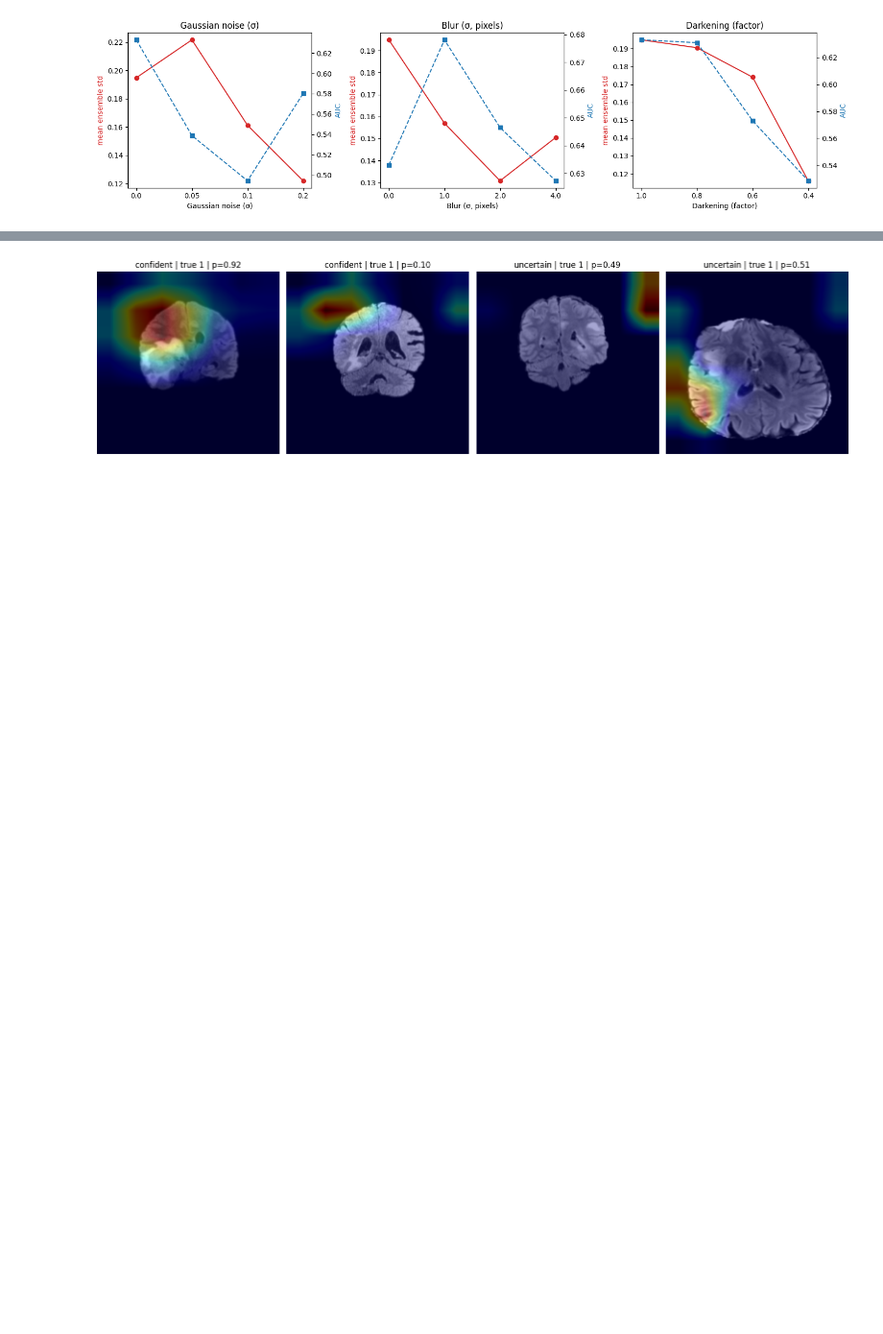
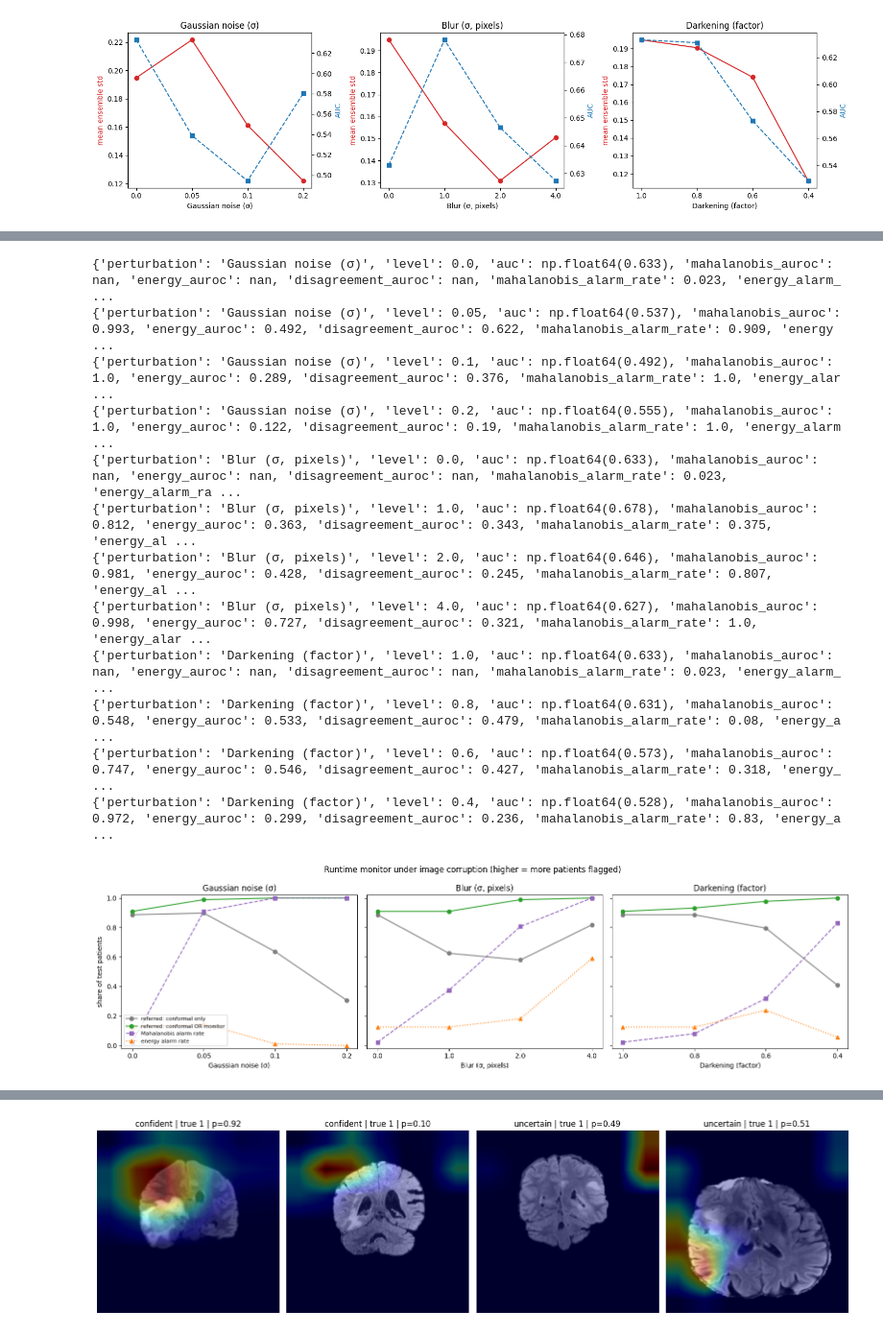
Before and after one commit to nishikant1744/mgmt-uncertainty-pilot, a Jupyter notebook: mgmt_uncertainty_pilot.ipynb, the cells around one changed output, grey strips where cells are left out. Shown at 96% size. Cells and saved outputs as stored; diff of their text form; code cells hidden in the pictures; blank space fills up the shorter version.

Commit message:
Add runtime OOD monitor and Mondrian conformal (v2).

```diff
--- a/mgmt_uncertainty_pilot.ipynb
+++ b/mgmt_uncertainty_pilot.ipynb
@@ -389,0 +448,15 @@ plt.tight_layout(); plt.savefig(f"{FIG_DIR}/stress_test.png", dpi=150); plt.show
+# %%
+out_dev  = ensemble_outputs(dev_idx)
+out_cal  = ensemble_outputs(cal_idx)
+out_test = ensemble_outputs(test_idx)
+
+monitor = MahalanobisMonitor().fit(out_dev["feats"])
+maha_cal, maha_test = monitor.score(out_cal["feats"]), monitor.score(out_test["feats"])
+energy_cal, energy_test = out_cal["energy"], out_test["energy"]       # higher energy = more unusual
+
+thr = {"mahalanobis": float(np.quantile(maha_cal, OOD_QUANT)),
+       "energy":      float(np.quantile(energy_cal, OOD_QUANT))}
+print("Alarm thresholds:", thr)
+print("False-alarm rate on clean test scans: "
+      f"Mahalanobis {np.mean(maha_test > thr['mahalanobis']):.2f}, "
+      f"energy {np.mean(energy_test > thr['energy']):.2f} (target ≈ {1 - OOD_QUANT:.2f})")
@@ -389,0 +472,57 @@ plt.tight_layout(); plt.savefig(f"{FIG_DIR}/stress_test.png", dpi=150); plt.show
+# %%
+def detection_auroc(score_normal, score_shifted):
+    lab = np.r_[np.zeros(len(score_normal)), np.ones(len(score_shifted))]
+    return float(roc_auc_score(lab, np.r_[score_normal, score_shifted]))
+
+def conformal_uncertain(p, qhat):
+    return prediction_sets(p, qhat).sum(1) != 1          # not exactly one label -> refer
+
+clean_alarm = maha_test > thr["mahalanobis"]
+monitor_rows = []
+for name, (fn, levels) in tests.items():
+    for lv in levels:
+        clean = (lv == 0.0) or (fn is darken and lv == 1.0)
+        o = out_test if clean else ensemble_outputs(test_idx, fn(lv))
+        m = maha_test if clean else monitor.score(o["feats"])
+        e = energy_test if clean else o["energy"]
+        alarm = m > thr["mahalanobis"]
+        unsure = conformal_uncertain(o["p"], qhat)
+        monitor_rows.append({
+            "perturbation": name, "level": lv, "auc": roc_auc_score(y_test, o["p"]),
+            "mahalanobis_auroc": np.nan if clean else detection_auroc(maha_test, m),
+            "energy_auroc":      np.nan if clean else detection_auroc(energy_test, e),
+            "disagreement_auroc": np.nan if clean else detection_auroc(out_test["s"], o["s"]),
+            "mahalanobis_alarm_rate": float(alarm.mean()),
+            "energy_alarm_rate": float((e > thr["energy"]).mean()),
+            "referred_conformal_only": float(unsure.mean()),
+            "referred_conformal_or_monitor": float((unsure | alarm).mean()),
+        })
+        print({k: (round(v, 3) if isinstance(v, float) else v) for k, v in monitor_rows[-1].items()})
+monitor_df = pd.DataFrame(monitor_rows)
+
+fig, ax = plt.subplots(1, 3, figsize=(16, 4.5), sharey=True)
+for i, (name, g) in enumerate(monitor_df.groupby("perturbation", sort=False)):
+    a, xs = ax[i], range(len(g))
+    a.plot(xs, g.referred_conformal_only, "o-", c="tab:gray", label="referred: conformal only")
+    a.plot(xs, g.referred_conformal_or_monitor, "o-", c="tab:green", label="referred: conformal OR monitor")
+    a.plot(xs, g.mahalanobis_alarm_rate, "s--", c="tab:purple", label="Mahalanobis alarm rate")
+    a.plot(xs, g.energy_alarm_rate, "^:", c="tab:orange", label="energy alarm rate")
+    a.set_xticks(list(xs)); a.set_xticklabels(g.level); a.set_xlabel(name); a.set_title(name)
+    a.set_ylim(-0.02, 1.02)
+ax[0].set_ylabel("share of test patients"); ax[0].legend(loc="lower left", fontsize=8)
+plt.suptitle("Runtime monitor under image corruption (higher = more patients flagged)")
+plt.tight_layout(); plt.savefig(f"{FIG_DIR}/ood_monitor.png", dpi=150); plt.show()
+# %% [output]
+{'perturbation': 'Gaussian noise (σ)', 'level': 0.0, 'auc': np.float64(0.633), 'mahalanobis_auroc': nan, 'energy_auroc': nan, 'disagreement_auroc': nan, 'mahalanobis_alarm_rate': 0.023, 'energy_alarm_ ...
+{'perturbation': 'Gaussian noise (σ)', 'level': 0.05, 'auc': np.float64(0.537), 'mahalanobis_auroc': 0.993, 'energy_auroc': 0.492, 'disagreement_auroc': 0.622, 'mahalanobis_alarm_rate': 0.909, 'energy ...
+{'perturbation': 'Gaussian noise (σ)', 'level': 0.1, 'auc': np.float64(0.492), 'mahalanobis_auroc': 1.0, 'energy_auroc': 0.289, 'disagreement_auroc': 0.376, 'mahalanobis_alarm_rate': 1.0, 'energy_alar ...
+{'perturbation': 'Gaussian noise (σ)', 'level': 0.2, 'auc': np.float64(0.555), 'mahalanobis_auroc': 1.0, 'energy_auroc': 0.122, 'disagreement_auroc': 0.19, 'mahalanobis_alarm_rate': 1.0, 'energy_alarm ...
+{'perturbation': 'Blur (σ, pixels)', 'level': 0.0, 'auc': np.float64(0.633), 'mahalanobis_auroc': nan, 'energy_auroc': nan, 'disagreement_auroc': nan, 'mahalanobis_alarm_rate': 0.023, 'energy_alarm_ra ...
+{'perturbation': 'Blur (σ, pixels)', 'level': 1.0, 'auc': np.float64(0.678), 'mahalanobis_auroc': 0.812, 'energy_auroc': 0.363, 'disagreement_auroc': 0.343, 'mahalanobis_alarm_rate': 0.375, 'energy_al ...
+{'perturbation': 'Blur (σ, pixels)', 'level': 2.0, 'auc': np.float64(0.646), 'mahalanobis_auroc': 0.981, 'energy_auroc': 0.428, 'disagreement_auroc': 0.245, 'mahalanobis_alarm_rate': 0.807, 'energy_al ...
+{'perturbation': 'Blur (σ, pixels)', 'level': 4.0, 'auc': np.float64(0.627), 'mahalanobis_auroc': 0.998, 'energy_auroc': 0.727, 'disagreement_auroc': 0.321, 'mahalanobis_alarm_rate': 1.0, 'energy_alar ...
+{'perturbation': 'Darkening (factor)', 'level': 1.0, 'auc': np.float64(0.633), 'mahalanobis_auroc': nan, 'energy_auroc': nan, 'disagreement_auroc': nan, 'mahalanobis_alarm_rate': 0.023, 'energy_alarm_ ...
+{'perturbation': 'Darkening (factor)', 'level': 0.8, 'auc': np.float64(0.631), 'mahalanobis_auroc': 0.548, 'energy_auroc': 0.533, 'disagreement_auroc': 0.479, 'mahalanobis_alarm_rate': 0.08, 'energy_a ...
+{'perturbation': 'Darkening (factor)', 'level': 0.6, 'auc': np.float64(0.573), 'mahalanobis_auroc': 0.747, 'energy_auroc': 0.546, 'disagreement_auroc': 0.427, 'mahalanobis_alarm_rate': 0.318, 'energy_ ...
+{'perturbation': 'Darkening (factor)', 'level': 0.4, 'auc': np.float64(0.528), 'mahalanobis_auroc': 0.972, 'energy_auroc': 0.299, 'disagreement_auroc': 0.236, 'mahalanobis_alarm_rate': 0.83, 'energy_a ...
+[figure, added]
```
Also changed, not shown: parts of 21 cells of this notebook, 5 other files.
